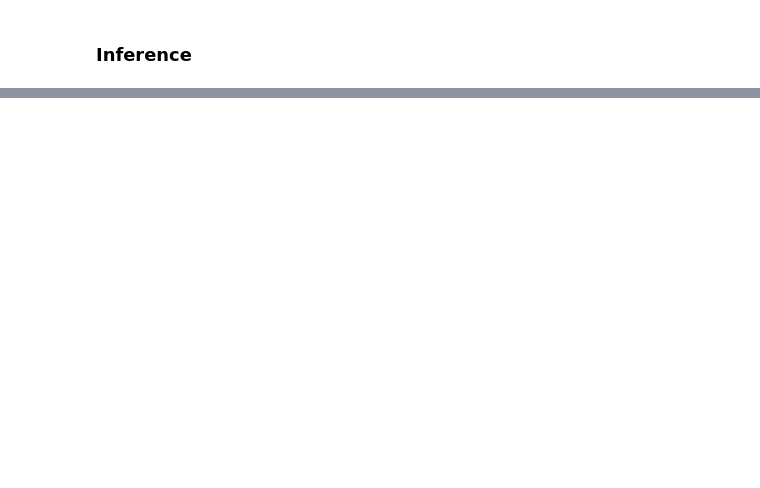
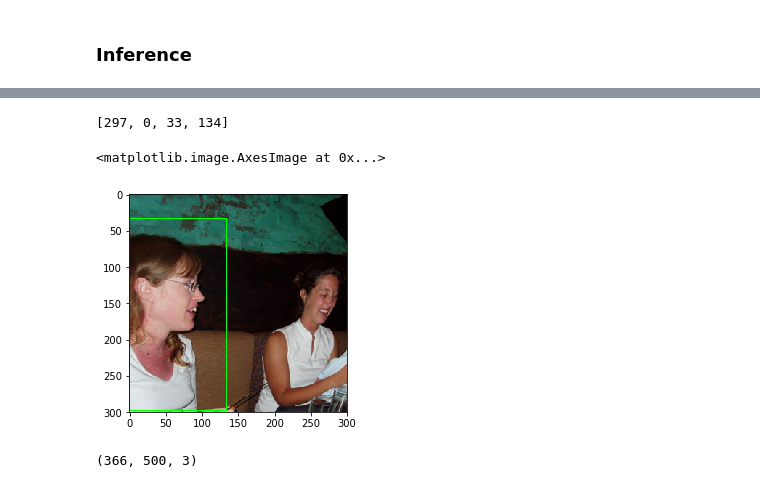
Before and after one commit to lanhhv84/FastAI-SSD, a Jupyter notebook: ssd_mobilenet.ipynb, the cells around one changed output, grey strips where cells are left out. Drawn from its saved outputs; the diff is of its cells as text; code cells hidden in the pictures; blank space fills up the shorter version.

```diff
--- a/ssd_mobilenet.ipynb
+++ b/ssd_mobilenet.ipynb
@@ -351,0 +426,22 @@ out26[:, :, CONF, 0, 0]
+# %%
+image = test_data[0].cpu().detach().numpy()
+image = image[0,...].transpose(1, 2, 0)
+# %%
+box = loc[..., 6689][0].clone()
+box[2] = box[2] - 0.7*6
+box[3] = box[3] - 0.7*4
+box = box[0] - box[2]/2, box[1] - box[3]/2, box[0] + box[2]/2,box[1] + box[3]/2
+# %%
+box = [x.item()*300 for x in box]
+box = [max(0, int(x)) for x in box]
+# %%
+box
+# %% [output]
+[297, 0, 33, 134]
+# %%
+img = (image*255).astype(np.uint8)
+# %%
+plt.imshow(cv2.rectangle(img, (box[1], box[0]), (box[3], box[2]), (0,255,0), 1).get())
+# %% [output]
+<matplotlib.image.AxesImage at 0x...>
+[figure, added]
@@ -351,0 +450,4 @@ out26[:, :, CONF, 0, 0]
+# %%
+img2.shape
+# %% [output]
+(366, 500, 3)
```
Also changed, not shown: parts of 37 cells of this notebook, 2 other files.
